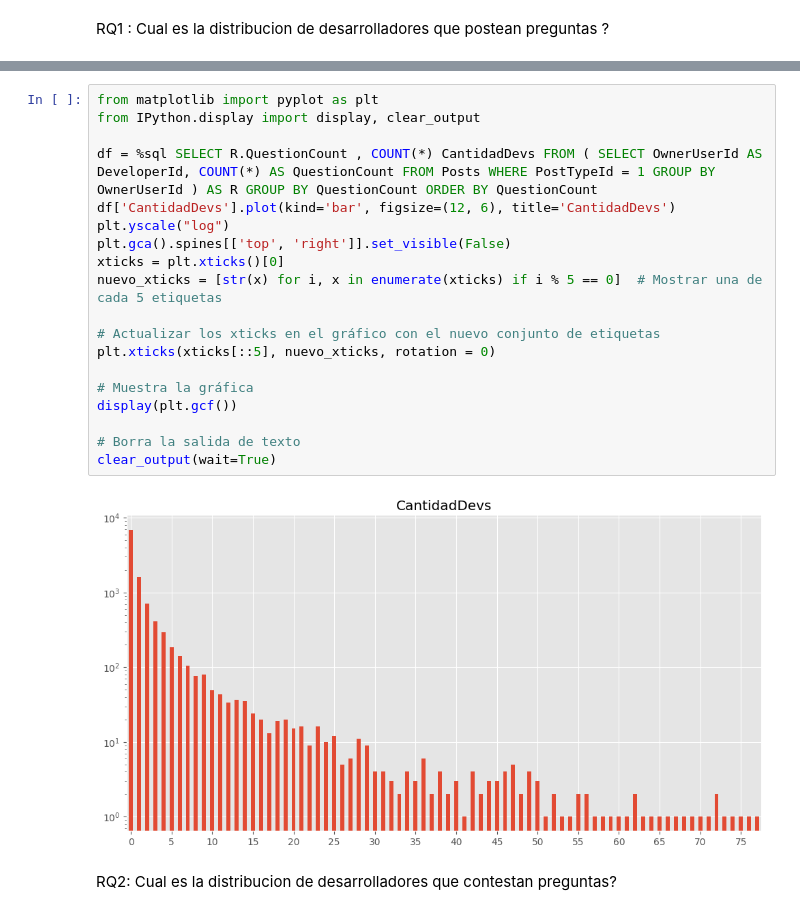
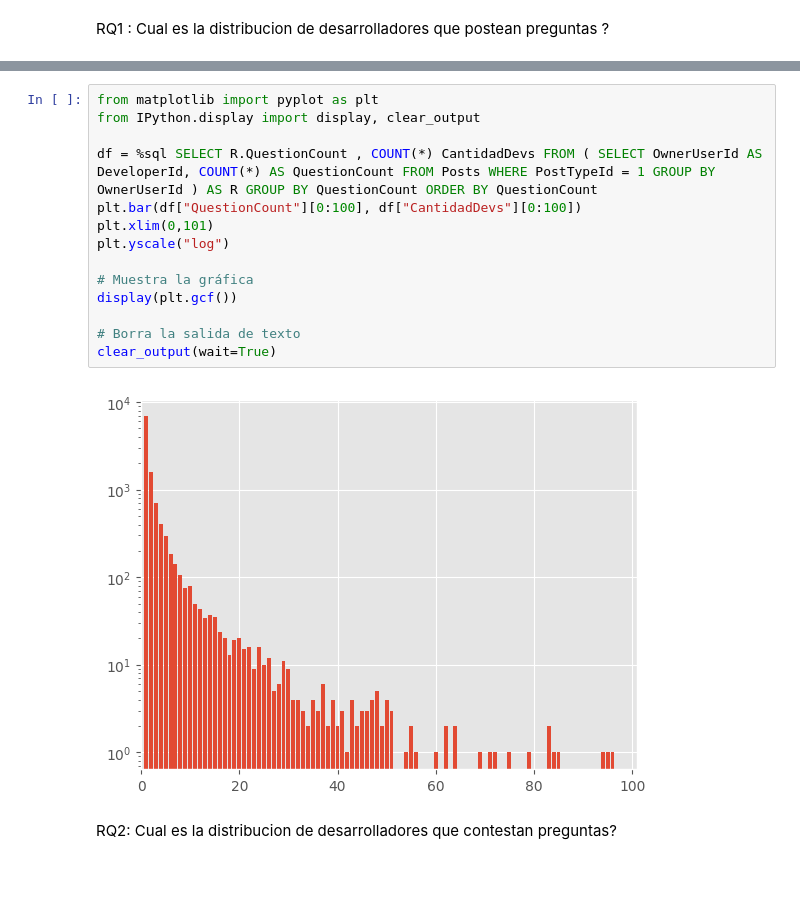
Before and after one commit to alvumu/BDGE, a Jupyter notebook: sql/sesion2.ipynb, the cells around one changed output, grey strips where cells are left out. Saved outputs shown, nothing was run; the diff lists cells and outputs as text; blank space fills up the shorter version.

```diff
--- a/sql/sesion2.ipynb
+++ b/sql/sesion2.ipynb
@@ -782,24 +760,19 @@ ORDER BY QuestionCount
 # %%
 from matplotlib import pyplot as plt
 from IPython.display import display, clear_output
 
 df = %sql SELECT R.QuestionCount , COUNT(*) CantidadDevs FROM ( SELECT OwnerUserId AS DeveloperId, COUNT(*) AS QuestionCount FROM Posts WHERE PostTypeId = 1 GROUP BY OwnerUserId ) AS R GROUP BY QuestionCount ORDER BY QuestionCount
-df['CantidadDevs'].plot(kind='bar', figsize=(12, 6), title='CantidadDevs')
+plt.bar(df["QuestionCount"][0:100], df["CantidadDevs"][0:100])
+plt.xlim(0,101)
 plt.yscale("log")
-plt.gca().spines[['top', 'right']].set_visible(False)
-xticks = plt.xticks()[0]
-nuevo_xticks = [str(x) for i, x in enumerate(xticks) if i % 5 == 0]  # Mostrar una de cada 5 etiquetas
-
-# Actualizar los xticks en el gráfico con el nuevo conjunto de etiquetas
-plt.xticks(xticks[::5], nuevo_xticks, rotation = 0)
 
 # Muestra la gráfica
 display(plt.gcf())
 
 # Borra la salida de texto
 clear_output(wait=True)
 # %% [output]
-[figure, old version]
+[figure, new version]
 # %% [markdown]
 RQ2: Cual es la distribucion de desarrolladores que contestan preguntas?
 # %%
```
Also changed, not shown: parts of 35 cells of this notebook.
